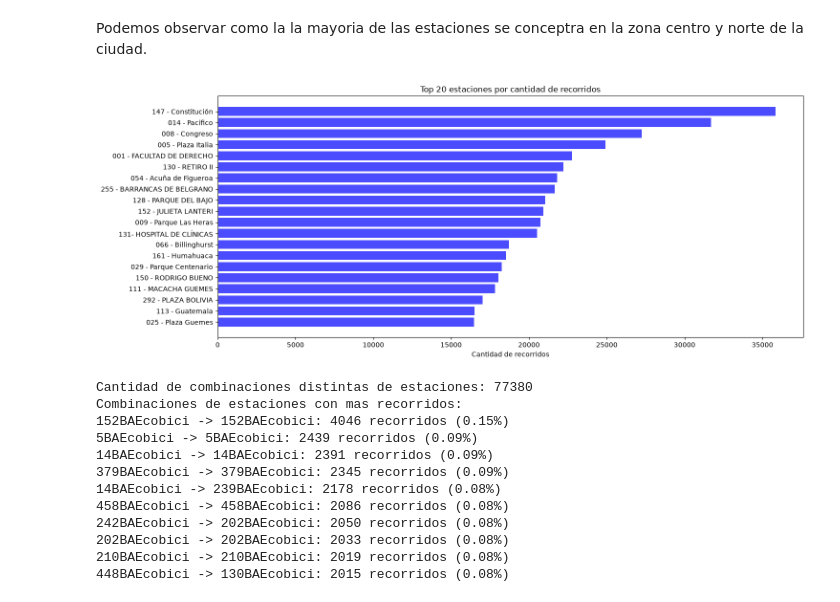
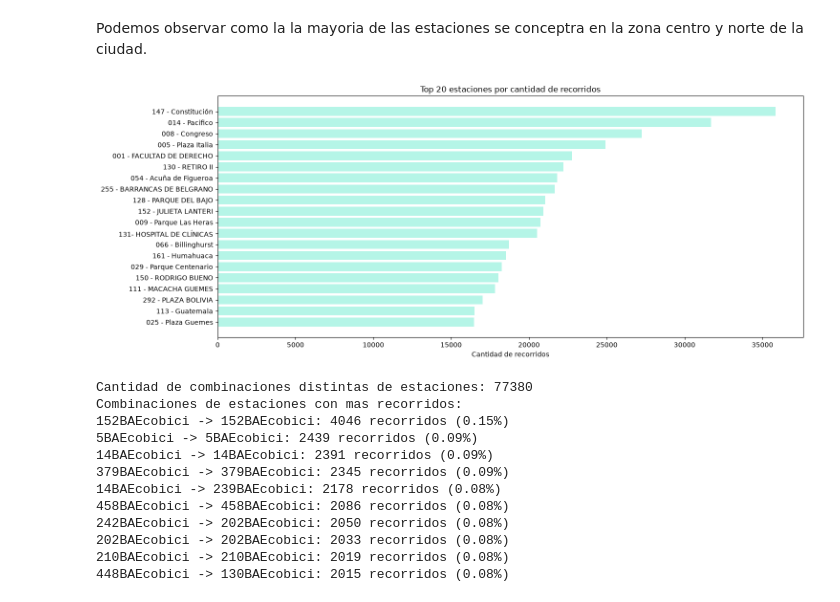
Before and after one commit to brigere/data-anlysis-ceia, a Jupyter notebook: tp_final_2026.ipynb, the cells around one changed output. Saved outputs shown, nothing was run; the diff lists cells and outputs as text; code cells hidden in the pictures.

```diff
--- a/tp_final_2026.ipynb
+++ b/tp_final_2026.ipynb
@@ -589,24 +589,24 @@ Podemos observar como la la mayoria de las estaciones se conceptra en la zona ce
 # %%
 # Graficamos la cantidad de recorridos por estación de origen (top 20)
 top_n = 20
 top_estaciones = estacion_recorridos_counter.head(top_n)
 # se usa el nombre de la estacion en vez del id para que sea legible
 nombres = (
     df_recorridos.drop_duplicates("id_estacion_origen")
     .set_index("id_estacion_origen")["nombre_estacion_origen"]
     .astype(str)
 )
 
 fig, ax = plt.subplots(figsize=(15, 6))
 
-ax.barh(top_estaciones.index.map(nombres)[::-1], top_estaciones.values[::-1], color="blue", alpha=0.7)
+ax.barh(top_estaciones.index.map(nombres)[::-1], top_estaciones.values[::-1], color="#96f1de", alpha=0.7)
 ax.set_title(f"Top {top_n} estaciones por cantidad de recorridos")
 ax.set_xlabel("Cantidad de recorridos")
 
 plt.tight_layout()
 plt.show()
 # %% [output]
-[figure, old version]
+[figure, new version]
 # %%
 combinaciones_estaciones_counter = df_recorridos.groupby(["id_estacion_origen", "id_estacion_destino"], observed=True).size().rename("recorridos_por_combinacion").sort_values(ascending=False)
 
```
Also changed, not shown: parts of 20 cells of this notebook, 2 other files.
